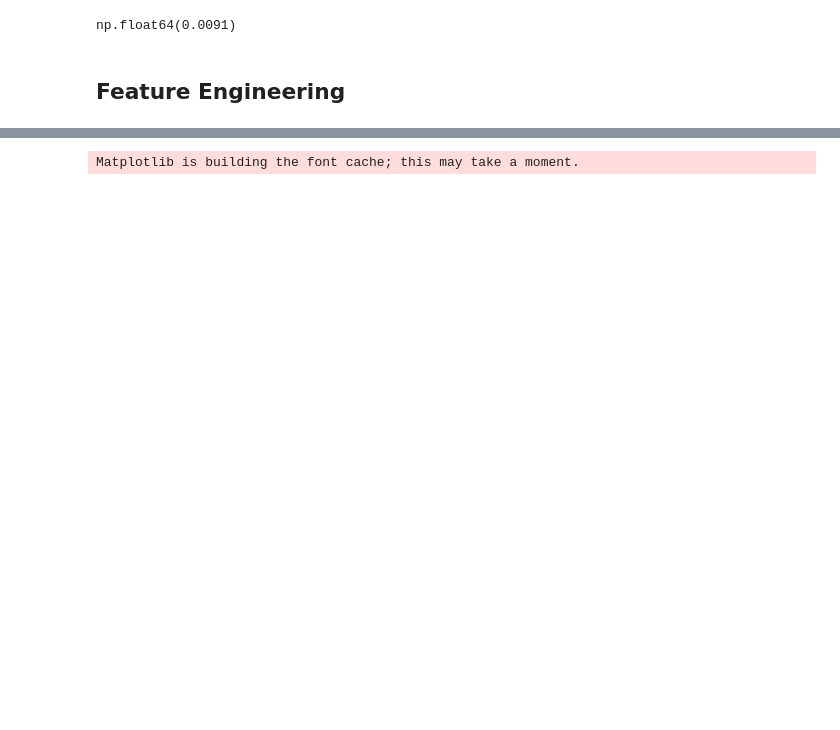
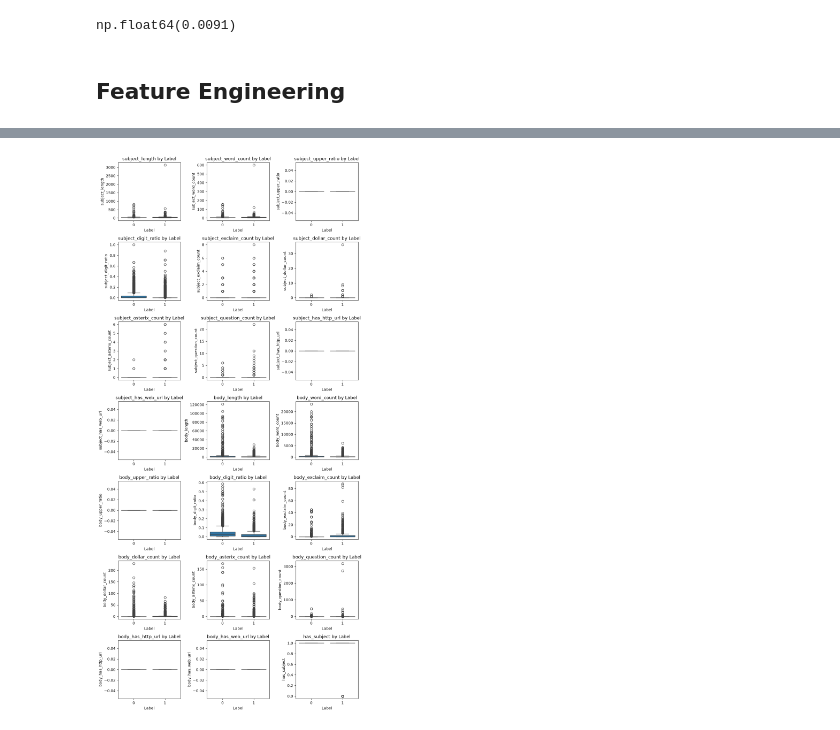
Before and after one commit to mabsimms/aiml-course-capstone, a Jupyter notebook: data-exploration.ipynb, the cells around one changed output, grey strips where cells are left out. Cells and saved outputs as stored; diff of their text form; code cells hidden in the pictures; blank space fills up the shorter version.

Commit message:
Updated notebook and README.  Need to investigate and address spam assassin subject: formatting

```diff
--- a/data-exploration.ipynb
+++ b/data-exploration.ipynb
@@ -165,6 +181,8 @@ def engineer_features(df : pd.DataFrame, subject_col : str = "Subject", body_col
 
         # Special characters
         exclaim_count = text.count("!")
+        asterix_count = text.count(r"\*")
+        question_count = text.count(r"\?")
         dollar_count = text.count(r"\$")
 
         # Flag for embedded urls
@@ -175,8 +193,12 @@ def engineer_features(df : pd.DataFrame, subject_col : str = "Subject", body_col
         df[f"{prefix}_word_count"]    = word_count
         df[f"{prefix}_upper_ratio"]   = upper_ratio
         df[f"{prefix}_digit_ratio"]   = digit_ratio
+
         df[f"{prefix}_exclaim_count"] = exclaim_count
         df[f"{prefix}_dollar_count"]  = dollar_count
+        df[f"{prefix}_asterix_count"]  = asterix_count
+        df[f"{prefix}_question_count"]  = question_count
+
         df[f"{prefix}_has_http_url"]  = has_http_url
         df[f"{prefix}_has_web_url"]   = has_web_url
 
@@ -205,19 +211,30 @@ df_enron_featured
 # %%
-import seaborn as sns
-import matplotlib.pyplot as plt
+def plot_feature_by_label(df, feature_col, label_col, ax=None, log_scale=False):
+    if ax is None:
+        fig, ax = plt.subplots(figsize=(6, 4))
 
-def plot_feature_by_label(df, feature_col, label_col, log_scale=False):
-    medians = df.groupby(label_col)[feature_col].median()
-    print(f"{feature_col} medians by {label_col}:")
-    print(medians, "\n")
-
-    fig, ax = plt.subplots(figsize=(6, 4))
     sns.boxplot(data=df, x=label_col, y=feature_col, ax=ax)
     ax.set_title(f"{feature_col} by {label_col}")
 
     if log_scale:
         ax.set_yscale("log")
-
-    plt.show()
-# %% [output]
-Matplotlib is building the font cache; this may take a moment.
+# %%
+# Visualize all features (all columns other than Source, Subject, Body, Label)
+exclude_cols = ["Source", "Subject", "Body", "Label"]
+feature_cols = [c for c in df_enron_featured.columns if c not in exclude_cols]
+
+import math
+
+n_cols = 3
+n_rows = math.ceil(len(feature_cols) / n_cols)
+
+fig, axes = plt.subplots(nrows=n_rows, ncols=n_cols, figsize=(10, 3 * n_rows))
+axes = axes.flatten()
+
+for i, feature in enumerate(feature_cols):
+    plot_feature_by_label(df_enron_featured, feature, "Label", ax=axes[i])
+
+plt.tight_layout()
+plt.show()
+# %% [output]
+[figure, added]
```
Also changed, not shown: parts of 21 cells of this notebook, 3 other files.
